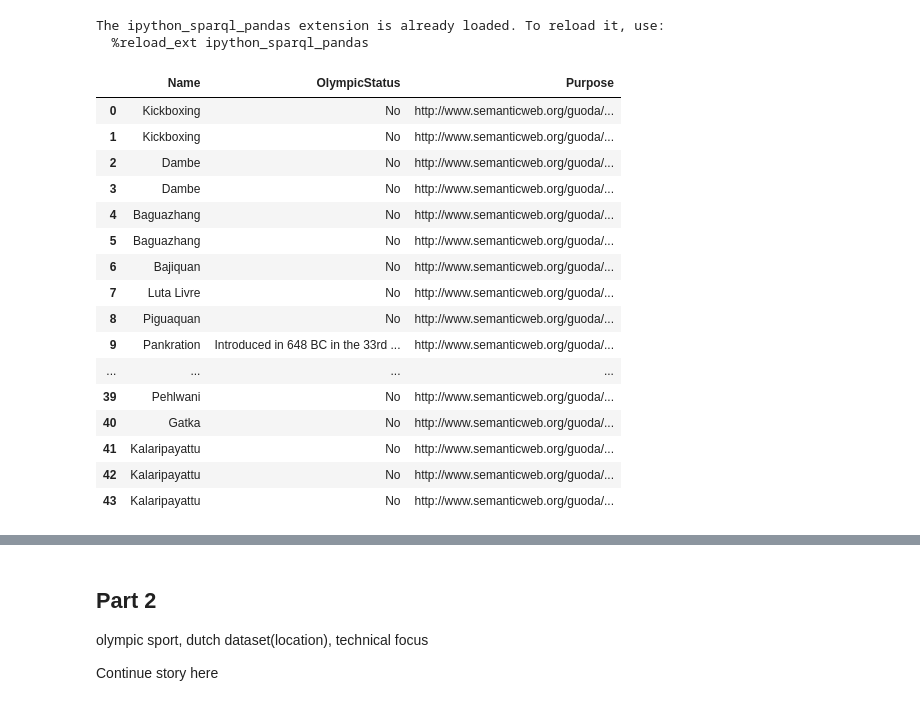
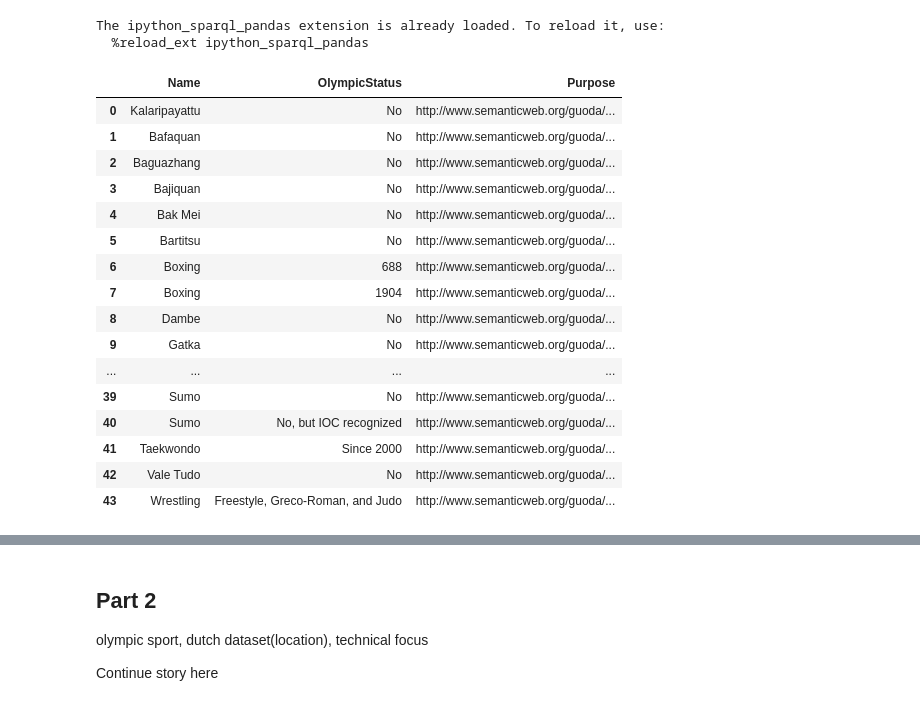
Before and after one commit to guoda23/KDproject, a Jupyter notebook: KDProject75.ipynb, the cells around one changed output, grey strips where cells are left out. Drawn from its saved outputs; the diff is of its cells as text; code cells hidden in the pictures.

```diff
--- a/KDProject75.ipynb
+++ b/KDProject75.ipynb
@@ -28,33 +28,33 @@ The ipython_sparql_pandas extension is already loaded. To reload it, use:
 # %%
 %%sparql http://DESKTOP-TRJNVQU:7200/repositories/projectkd -s MartialArt
 PREFIX rdf: <http://www.w3.org/1999/02/22-rdf-syntax-ns#>
 PREFIX dbo: <http://dbpedia.org/ontology/>
 PREFIX rdfs: <http://www.w3.org/2000/01/rdf-schema#>
 PREFIX dbp: <http://dbpedia.org/property/>
 PREFIX ma: <http://www.semanticweb.org/guoda/ontologies/2021/9/untitled-ontology-44#>
 select ?Name ?OlympicStatus ?Purpose where {
     ?z rdfs:label ?Name .
     ?z ma:primaryPurpose ?Purpose .
   SERVICE <https://dbpedia.org/sparql> {
      ?s dbp:olympic ?OlympicStatus .
      ?s rdfs:label ?Name .
  }
-}
+} order by ?Purpose
 # %% [output]
 |  | Name | OlympicStatus | Purpose |
-| 0 | Kickboxing | No | http://www.semanticweb.org/guoda/... |
-| 1 | Kickboxing | No | http://www.semanticweb.org/guoda/... |
-| 2 | Dambe | No | http://www.semanticweb.org/guoda/... |
-| 3 | Dambe | No | http://www.semanticweb.org/guoda/... |
-| 4 | Baguazhang | No | http://www.semanticweb.org/guoda/... |
-| 5 | Baguazhang | No | http://www.semanticweb.org/guoda/... |
-| 6 | Bajiquan | No | http://www.semanticweb.org/guoda/... |
-| 7 | Luta Livre | No | http://www.semanticweb.org/guoda/... |
-| 8 | Piguaquan | No | http://www.semanticweb.org/guoda/... |
-| 9 | Pankration | Introduced in 648 BC in the 33rd ... | http://www.semanticweb.org/guoda/... |
+| 0 | Kalaripayattu | No | http://www.semanticweb.org/guoda/... |
+| 1 | Bafaquan | No | http://www.semanticweb.org/guoda/... |
+| 2 | Baguazhang | No | http://www.semanticweb.org/guoda/... |
+| 3 | Bajiquan | No | http://www.semanticweb.org/guoda/... |
+| 4 | Bak Mei | No | http://www.semanticweb.org/guoda/... |
+| 5 | Bartitsu | No | http://www.semanticweb.org/guoda/... |
+| 6 | Boxing | 688 | http://www.semanticweb.org/guoda/... |
+| 7 | Boxing | 1904 | http://www.semanticweb.org/guoda/... |
+| 8 | Dambe | No | http://www.semanticweb.org/guoda/... |
+| 9 | Gatka | No | http://www.semanticweb.org/guoda/... |
 | ... | ... | ... | ... |
-| 39 | Pehlwani | No | http://www.semanticweb.org/guoda/... |
-| 40 | Gatka | No | http://www.semanticweb.org/guoda/... |
-| 41 | Kalaripayattu | No | http://www.semanticweb.org/guoda/... |
-| 42 | Kalaripayattu | No | http://www.semanticweb.org/guoda/... |
-| 43 | Kalaripayattu | No | http://www.semanticweb.org/guoda/... |
+| 39 | Sumo | No | http://www.semanticweb.org/guoda/... |
+| 40 | Sumo | No, but IOC recognized | http://www.semanticweb.org/guoda/... |
+| 41 | Taekwondo | Since 2000 | http://www.semanticweb.org/guoda/... |
+| 42 | Vale Tudo | No | http://www.semanticweb.org/guoda/... |
+| 43 | Wrestling | Freestyle, Greco-Roman, and Judo | http://www.semanticweb.org/guoda/... |
```
Also changed, not shown: parts of 6 cells of this notebook.
